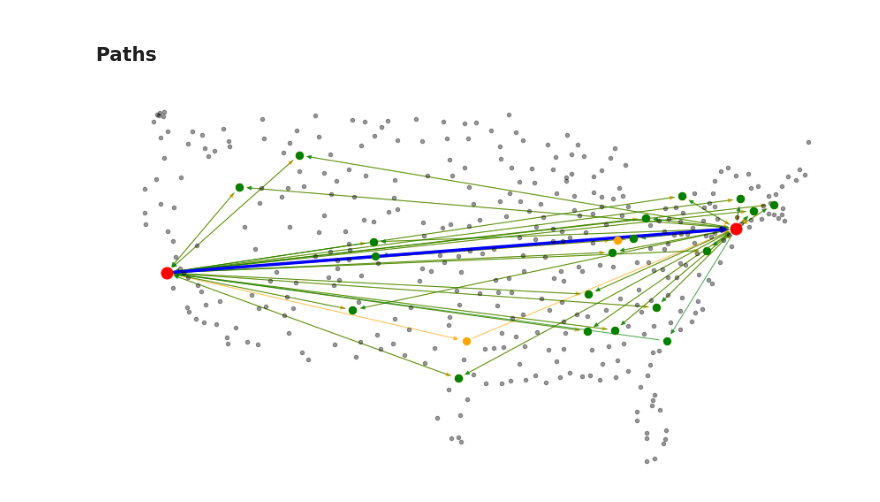
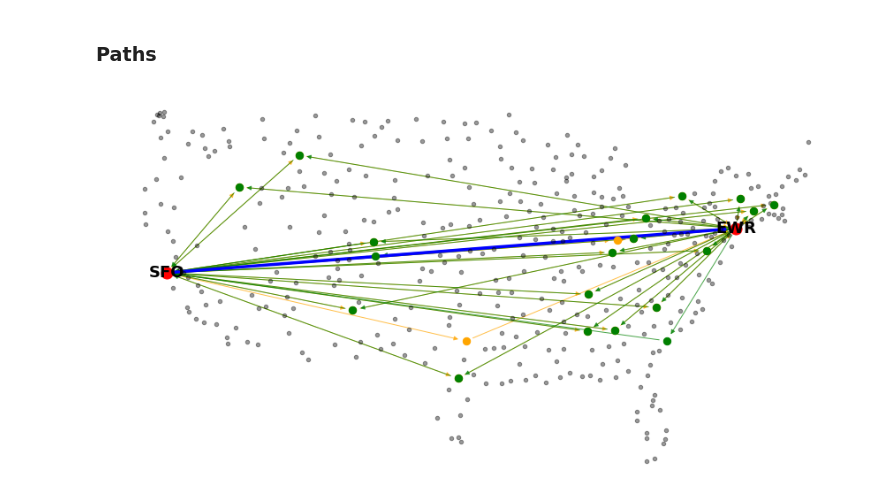
Before and after one commit to mohity5/Practice_NetworkAnalysis_Airports, a Jupyter notebook: Practice_Airports.ipynb, the cells around one changed output. Drawn from its saved outputs; the diff is of its cells as text; code cells hidden in the pictures.

Commit message:
Minor alteration; displaying labels

```diff
--- a/Practice_Airports.ipynb
+++ b/Practice_Airports.ipynb
@@ -247,23 +271,25 @@ Shortest_Path = nx.shortest_path(A, Source, Target)
 Path_Graph = pgc.CreateGraph(Paths, Airport_Loc)
 Path_Graph_R = pgc.CreateGraph(Paths_R, Airport_Loc)
 Path_Graph_Shortest = pgc.CreateGraph(Shortest_Path, Airport_Loc)
+# %%
+Path_Graph_Shortest.label =
 # %%
 fig = plt.figure(figsize=(15,8))
 
 nx.draw_networkx_nodes(A, pos = A.pos, node_size=20, node_color='#000000', alpha=0.4)
 #nx.draw_networkx_labels(A,pos=A.pos,labels=A.code)
 
 nx.draw_networkx_nodes(Path_Graph, pos = Path_Graph.pos, node_size=70, node_color='Orange')
 nx.draw_networkx_edges(Path_Graph,pos = Path_Graph.pos, edge_color='Orange', alpha= 0.7)
 
 nx.draw_networkx_nodes(Path_Graph_R, pos = Path_Graph_R.pos, node_size=70, node_color='Green')
 nx.draw_networkx_edges(Path_Graph_R,pos = Path_Graph_R.pos, edge_color='Green', alpha= 0.7)
 
 nx.draw_networkx_nodes(Path_Graph_Shortest, pos = Path_Graph_Shortest.pos, node_size=170, node_color='Red')
 nx.draw_networkx_edges(Path_Graph_Shortest,pos = Path_Graph_Shortest.pos, edge_color='Blue', width=3.5)
-#nx.draw_networkx_labels(Path_Graph_Shortest,pos = Path_Graph_Shortest.pos, labels= Path_Graph_Shortest.label, font_color='Black', font_weight='bold', font_size = 18)
+nx.draw_networkx_labels(Path_Graph_Shortest,pos = Path_Graph_Shortest.pos, labels= Path_Graph_Shortest.code, font_color='Black', font_weight='bold', font_size = 18)
 
 plt.axis('off')
 plt.show()
 # %% [output]
-[figure, old version]
+[figure, new version]
```
Also changed, not shown: parts of 6 cells of this notebook.
